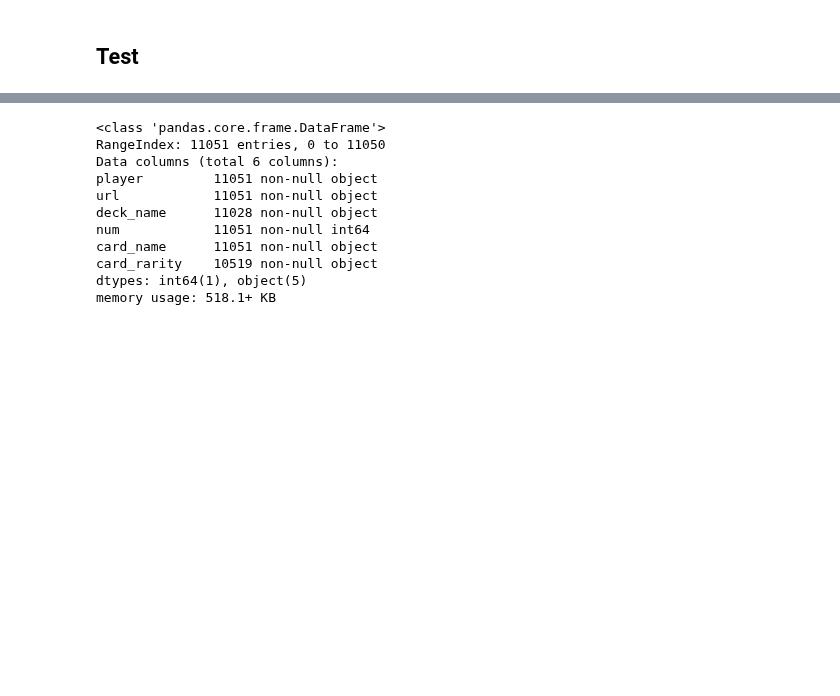
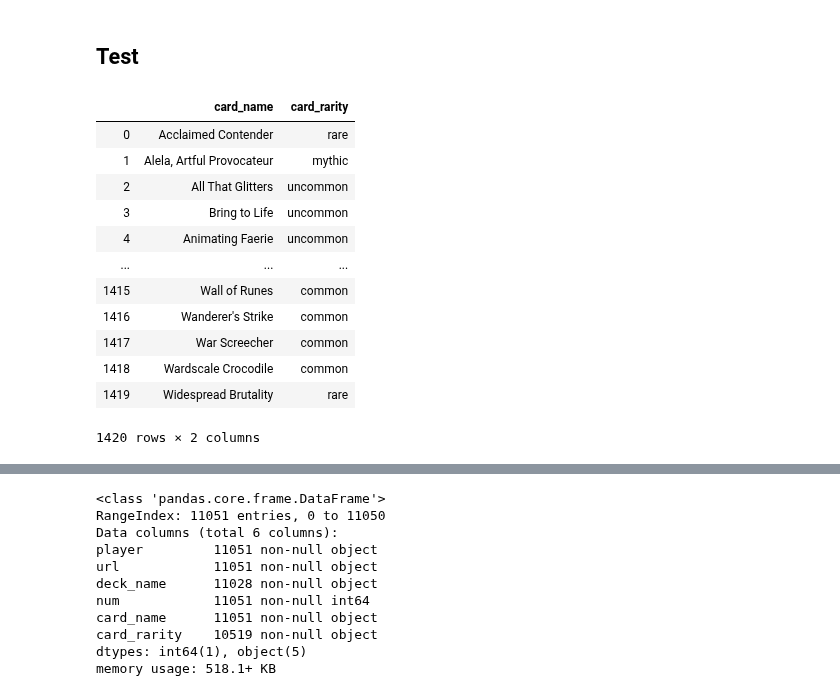
Before and after one commit to jcorum11/MTGA_rarity_analysis, a Jupyter notebook: wrangle_notebooks/mtg_wrangle_act.ipynb, the cells around one changed output, grey strips where cells are left out. Drawn from its saved outputs; the diff is of its cells as text; code cells hidden in the pictures; blank space fills up the shorter version.

```diff
--- a/wrangle_notebooks/mtg_wrangle_act.ipynb
+++ b/wrangle_notebooks/mtg_wrangle_act.ipynb
@@ -249,5 +250,21 @@ decks_clean = decks_clean.join(mtg_card_rarities_clean.set_index('card_name'), o
 # %% [markdown]
 ## Test
+# %%
+mtg_card_rarities_clean
+# %% [output]
+|  | card_name | card_rarity |
+| 0 | Acclaimed Contender | rare |
+| 1 | Alela, Artful Provocateur | mythic |
+| 2 | All That Glitters | uncommon |
+| 3 | Bring to Life | uncommon |
+| 4 | Animating Faerie | uncommon |
+| ... | ... | ... |
+| 1415 | Wall of Runes | common |
+| 1416 | Wanderer's Strike | common |
+| 1417 | War Screecher | common |
+| 1418 | Wardscale Crocodile | common |
+| 1419 | Widespread Brutality | rare |
+1420 rows × 2 columns
 # %%
 decks_clean
 # %% [output]
```
Also changed, not shown: parts of 17 cells of this notebook, 1 other file.
